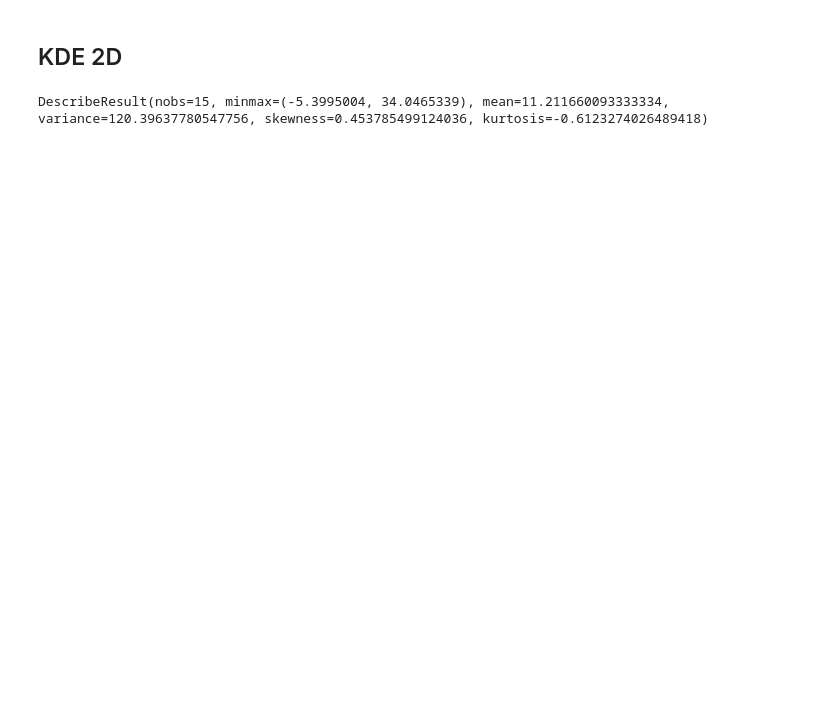
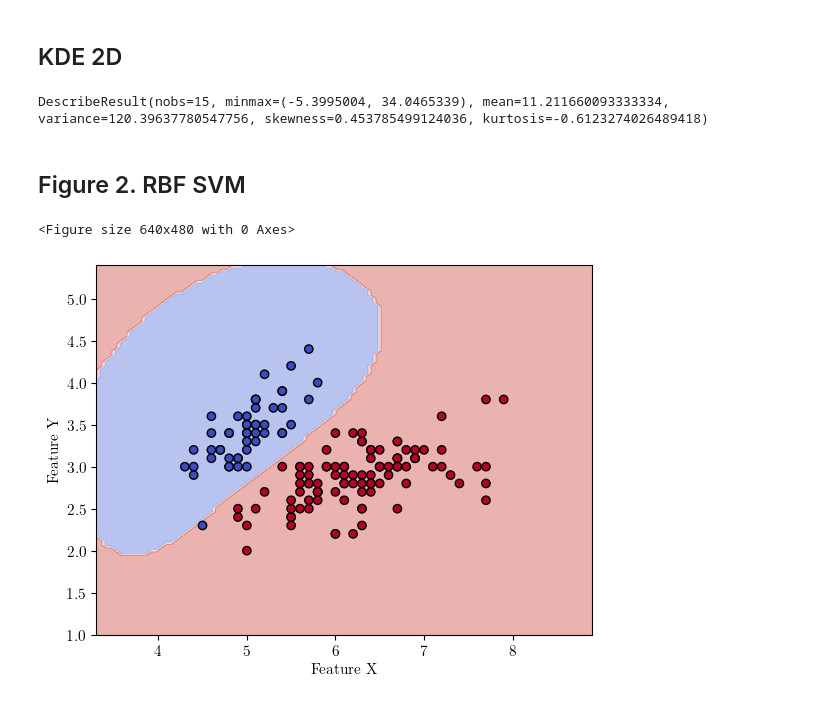
Before and after one commit to aysuvorov/aysuvorov.github.io, a Jupyter notebook: docs/pages/networks/paren_syn_corr_guide/images.ipynb, the cells around one changed output. Cells and saved outputs as stored; diff of their text form; code cells hidden in the pictures; blank space fills up the shorter version.

```diff
--- a/docs/pages/networks/paren_syn_corr_guide/images.ipynb
+++ b/docs/pages/networks/paren_syn_corr_guide/images.ipynb
@@ -5,3 +5,9 @@ import matplotlib.pyplot as plt
 
 from scipy.stats import describe, gaussian_kde
 from sklearn.neighbors import KernelDensity
+
+plt.rcParams['text.latex.preamble']=[r"\usepackage{lmodern}"]
+params = {'text.usetex' : True,
+                    'font.size' : 11,
+                    'font.family' : 'lmodern'}
+plt.rcParams.update(params)
@@ -102,3 +110,5 @@ plt.show()
 # plt.show()
 # %% [output]
 DescribeResult(nobs=15, minmax=(-5.3995004, 34.0465339), mean=11.211660093333334, variance=120.39637780547756, skewness=0.453785499124036, kurtosis=-0.6123274026489418)
+# %% [markdown]
+## Figure 2. RBF SVM
@@ -104,0 +118,30 @@ DescribeResult(nobs=15, minmax=(-5.3995004, 34.0465339), mean=11.211660093333334
+# %%
+iris = datasets.load_iris()
+X = iris.data[:, :2]
+y = iris.target
+y[y > 1] = 1
+
+C = 1.0
+
+model = svm.SVC(kernel="rbf", gamma=0.7, C=C).fit(X, y)
+
+plt.figure()
+# plt.box(False)
+
+disp = DecisionBoundaryDisplay.from_estimator(
+        model,
+        X,
+        response_method="predict",
+        alpha=0.4,
+        cmap=plt.cm.coolwarm,
+        xlabel="Feature X",
+        ylabel="Feature Y",
+    )
+disp.ax_.scatter(X[:, 0], X[:, 1], c=y, edgecolor="k", cmap=plt.cm.coolwarm)
+
+plt.savefig('./images/2-rbf-boundary.png', bbox_inches="tight",
+    transparent=False, edgecolor = 'white', dpi = 300)
+plt.show()
+# %% [output]
+<Figure size 640x480 with 0 Axes>
+[figure, added]
```
Also changed, not shown: parts of 3 cells of this notebook, 4 other files.
